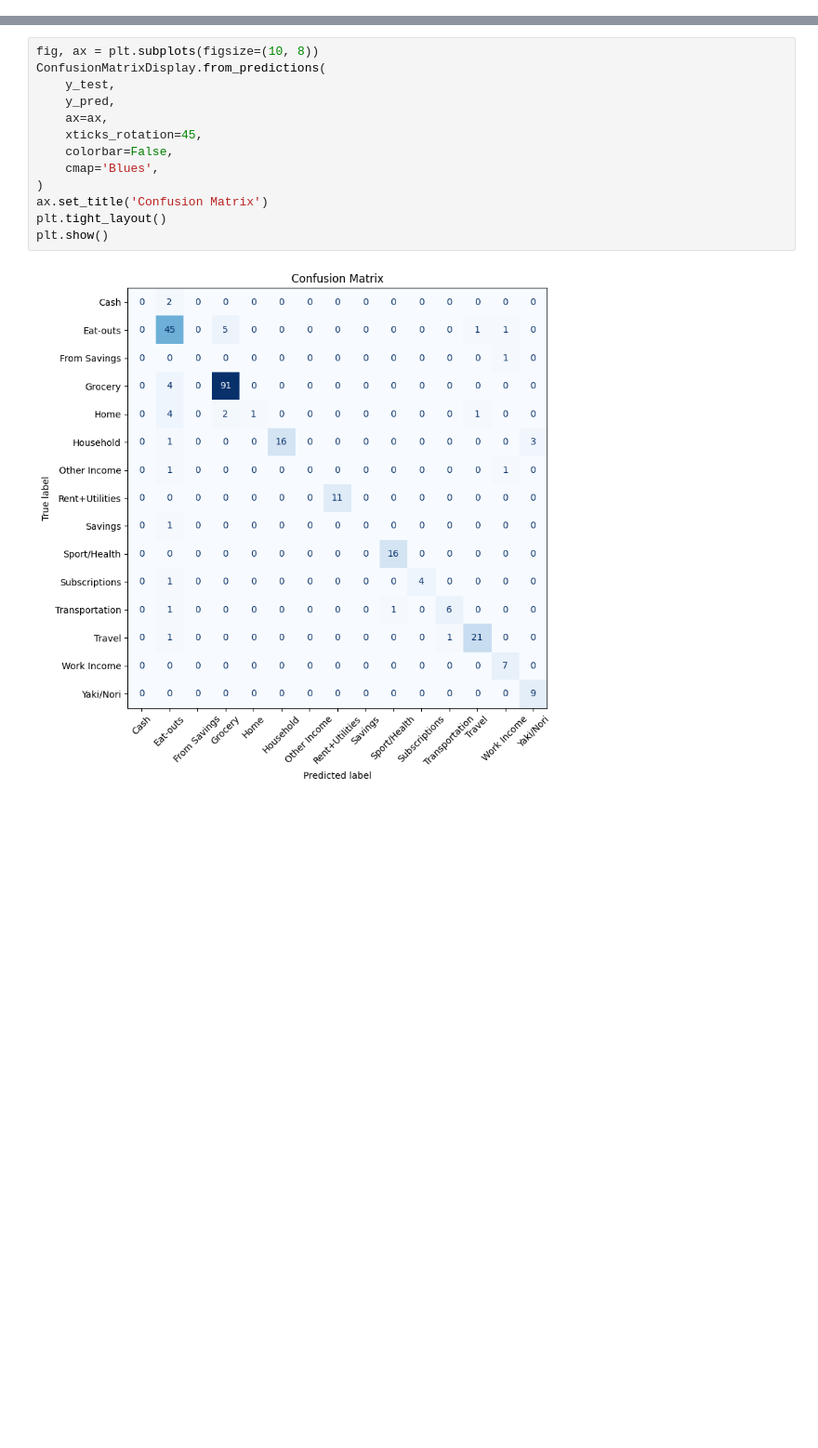
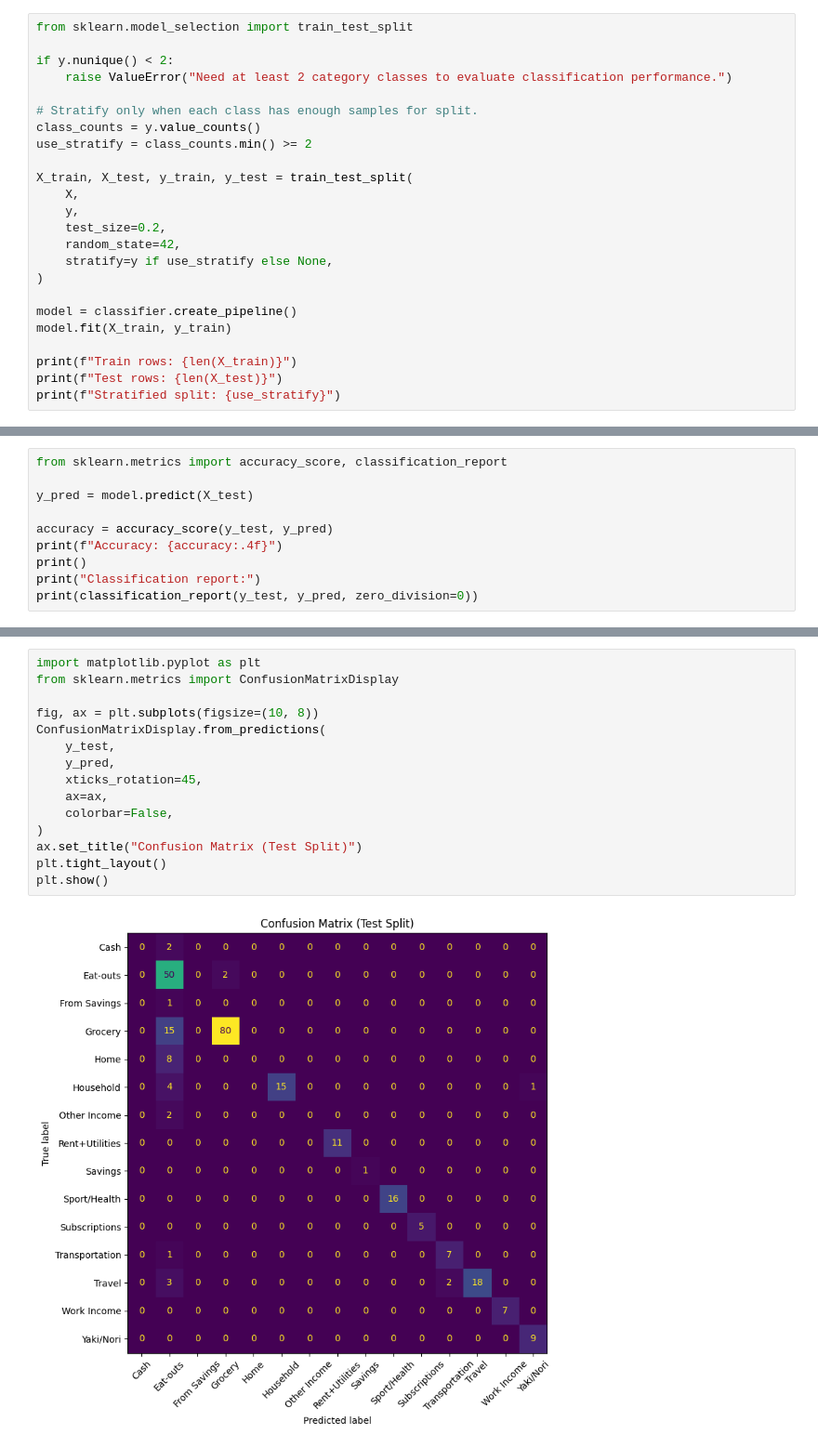
Before and after one commit to drewbudd/yn-budget, a Jupyter notebook: model_evaluation.ipynb, the cells around one changed output, grey strips where cells are left out. Shown at 93% size. Cells and saved outputs as stored; diff of their text form; blank space fills up the shorter version.

Commit message:
update on model and  evaluation - now NLP is incorporated for better prediction - model evalulation is performed on JupyterNotebook

```diff
--- a/model_evaluation.ipynb
+++ b/model_evaluation.ipynb
@@ -121,0 +79,24 @@ Rent+Utilities     1.0000    1.0000    1.0000        11
+# %%
+from sklearn.model_selection import train_test_split
+
+if y.nunique() < 2:
+    raise ValueError("Need at least 2 category classes to evaluate classification performance.")
+
+# Stratify only when each class has enough samples for split.
+class_counts = y.value_counts()
+use_stratify = class_counts.min() >= 2
+
+X_train, X_test, y_train, y_test = train_test_split(
+    X,
+    y,
+    test_size=0.2,
+    random_state=42,
+    stratify=y if use_stratify else None,
+)
+
+model = classifier.create_pipeline()
+model.fit(X_train, y_train)
+
+print(f"Train rows: {len(X_train)}")
+print(f"Test rows: {len(X_test)}")
+print(f"Stratified split: {use_stratify}")
@@ -121,0 +109,10 @@ Rent+Utilities     1.0000    1.0000    1.0000        11
+# %%
+from sklearn.metrics import accuracy_score, classification_report
+
+y_pred = model.predict(X_test)
+
+accuracy = accuracy_score(y_test, y_pred)
+print(f"Accuracy: {accuracy:.4f}")
+print()
+print("Classification report:")
+print(classification_report(y_test, y_pred, zero_division=0))
@@ -122,15 +139,17 @@ Rent+Utilities     1.0000    1.0000    1.0000        11
 # %%
+import matplotlib.pyplot as plt
+from sklearn.metrics import ConfusionMatrixDisplay
+
 fig, ax = plt.subplots(figsize=(10, 8))
 ConfusionMatrixDisplay.from_predictions(
     y_test,
     y_pred,
+    xticks_rotation=45,
     ax=ax,
-    xticks_rotation=45,
     colorbar=False,
-    cmap='Blues',
 )
-ax.set_title('Confusion Matrix')
+ax.set_title("Confusion Matrix (Test Split)")
 plt.tight_layout()
 plt.show()
 # %% [output]
-[figure, old version]
+[figure, new version]
```
Also changed, not shown: parts of 20 cells of this notebook, 6 other files.
